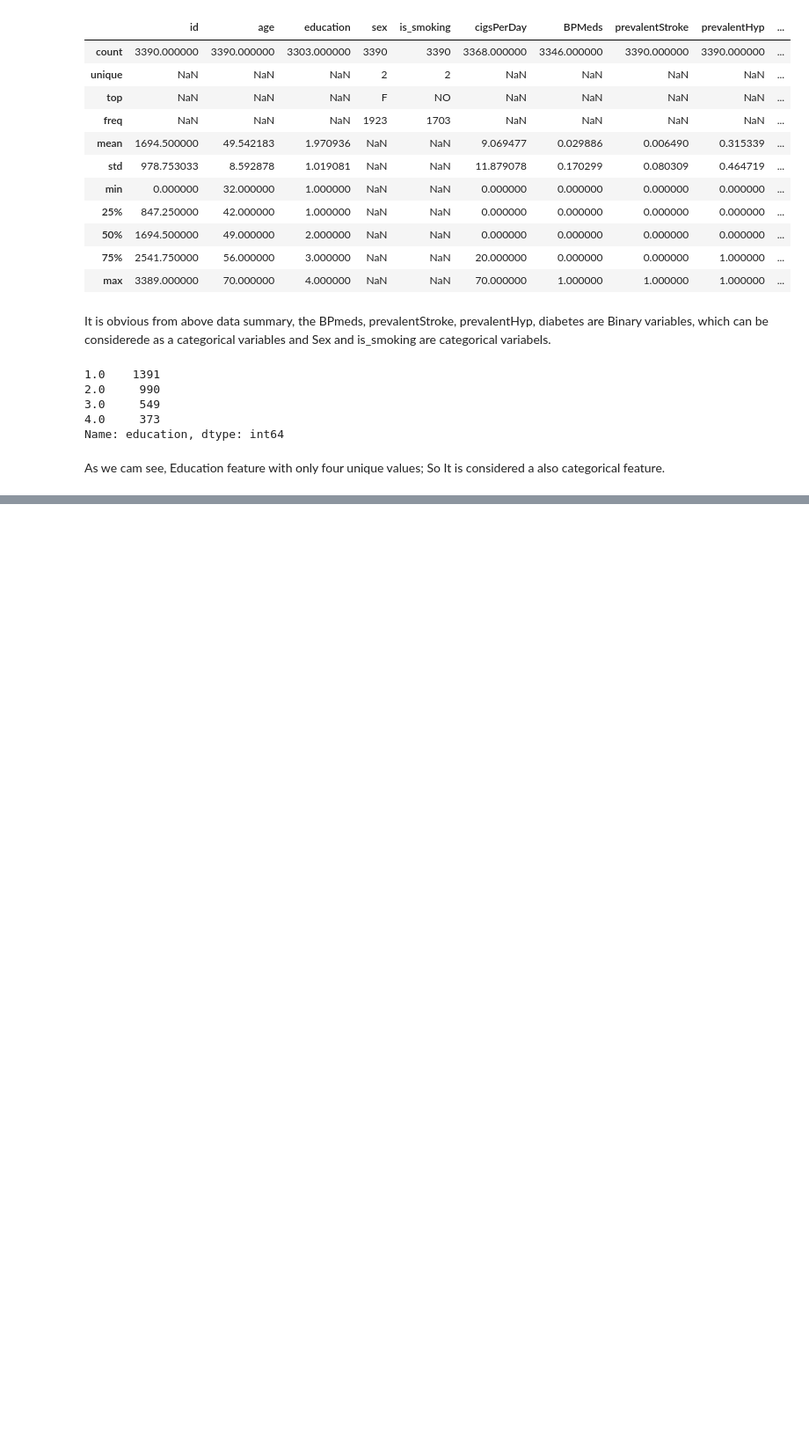
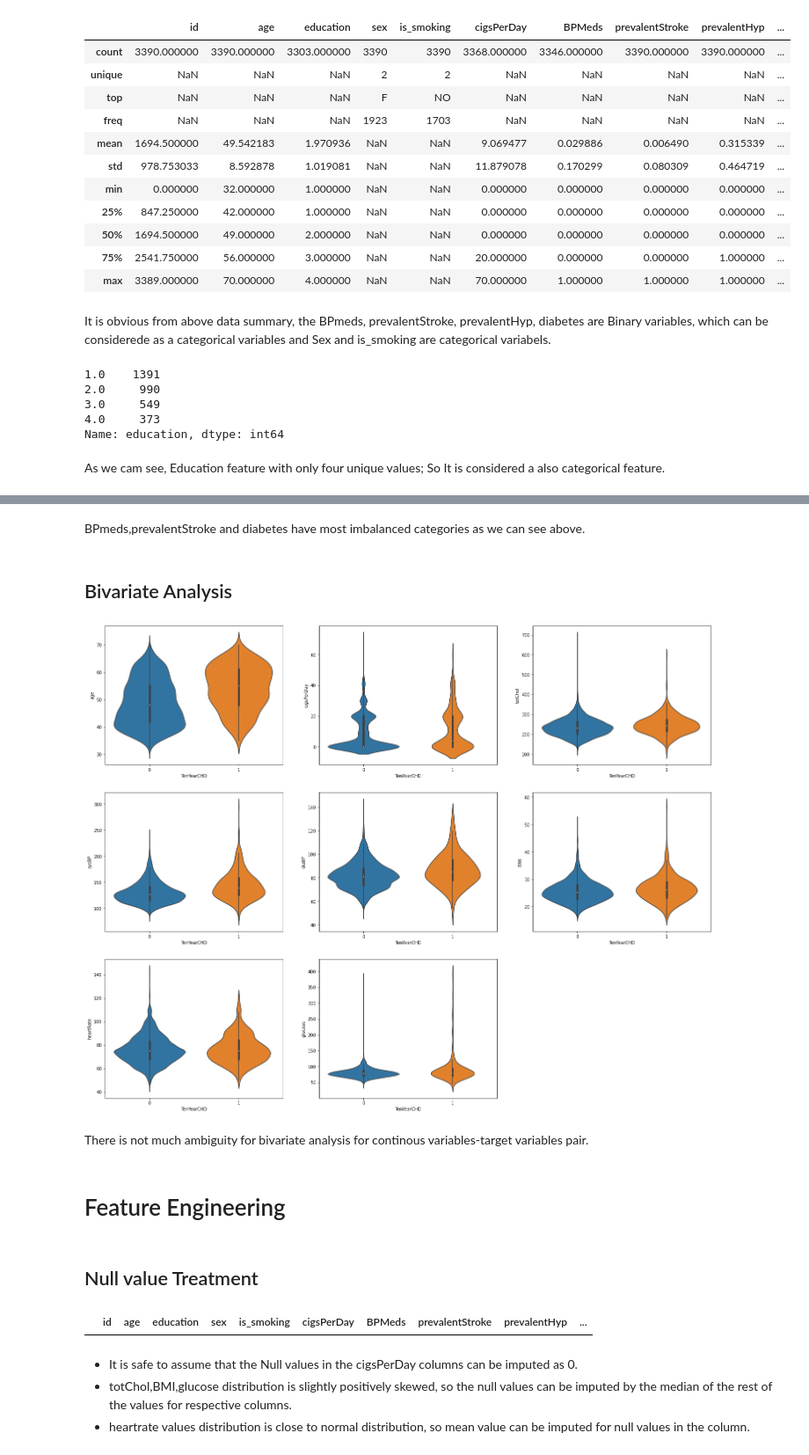
Before and after one commit to iMrugesh9/Cardiovascular_Risk_Prediction_Mrugesh_Patel, a Jupyter notebook: Cardiovascular_Risk_Prediction_Mrugesh_Patel.ipynb, the cells around one changed output, grey strips where cells are left out. Shown at 88% size. Drawn from its saved outputs; the diff is of its cells as text; code cells hidden in the pictures; blank space fills up the shorter version.

```diff
--- a/Cardiovascular_Risk_Prediction_Mrugesh_Patel.ipynb
+++ b/Cardiovascular_Risk_Prediction_Mrugesh_Patel.ipynb
@@ -225,0 +301,27 @@ As we cam see, Education feature with only four unique values; So It is consider
+# %% [markdown]
+BPmeds,prevalentStroke and diabetes have most imbalanced categories as we can see above.
+# %% [markdown]
+## Bivariate Analysis
+# %%
+# Violin Plots for continous variables and target variable
+plt.figure(figsize=(25,20))
+for num,feat in enumerate(Numeric_Features):
+  plt.subplot(3,3,num+1)
+  sns.violinplot(x='TenYearCHD',y=feat,data=Dataset)
+# %% [output]
+[figure, added]
+# %% [markdown]
+There is not much ambiguity for bivariate analysis for continous variables-target variables pair.
+# %% [markdown]
+# Feature Engineering
+# %% [markdown]
+## Null value Treatment
+# %%
+# cigsPerDay and is_smoking similarity
+Dataset[(Dataset['cigsPerDay']>0) & (Dataset['is_smoking']=='NO')]
+# %% [output]
+|  | id | age | education | sex | is_smoking | cigsPerDay | BPMeds | prevalentStroke | prevalentHyp | ... |
+# %% [markdown]
+- It is safe to assume that the Null values in the cigsPerDay columns can be imputed as 0.
+- totChol,BMI,glucose distribution is slightly positively skewed, so the null values can be imputed by the median of the rest of the values for respective columns.
+- heartrate values distribution is close to normal distribution, so mean value can be imputed for null values in the column.
```
Also changed, not shown: parts of 36 cells of this notebook.
